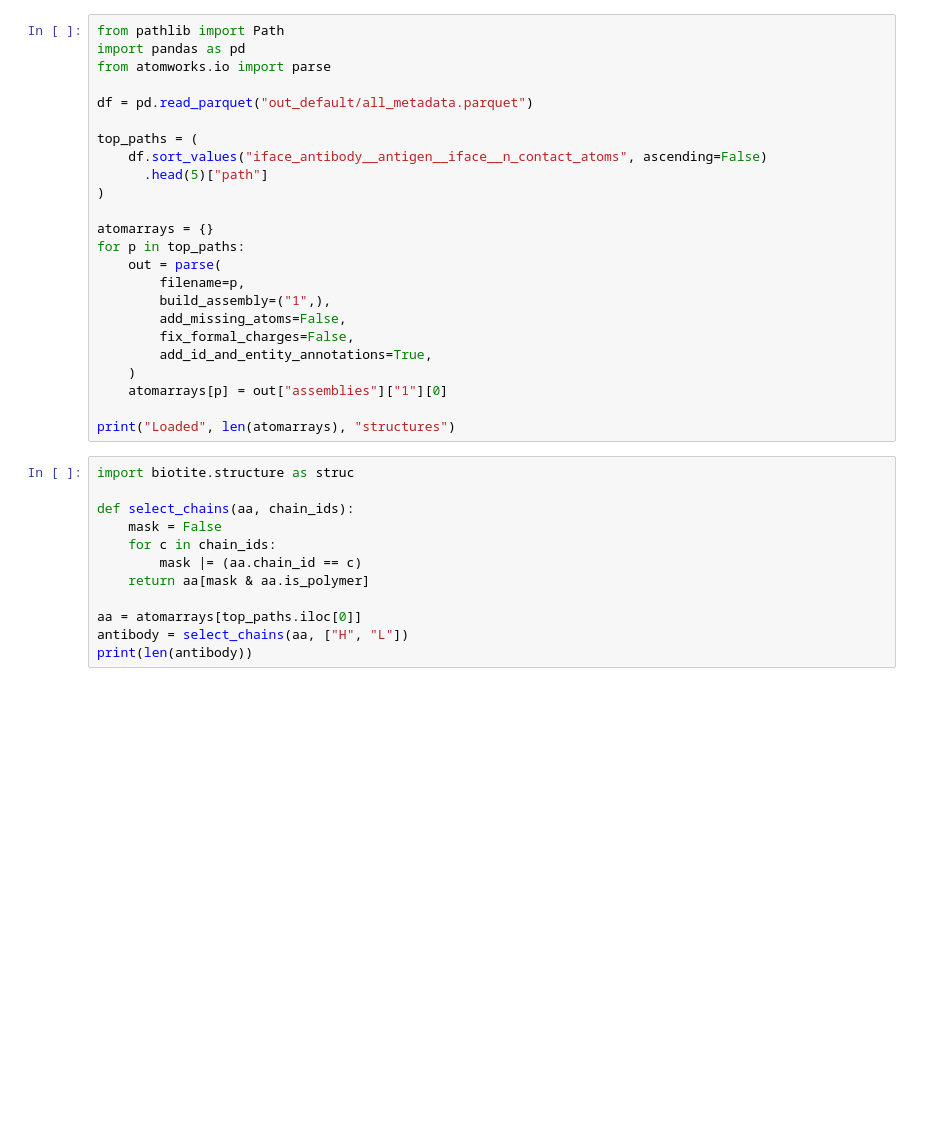
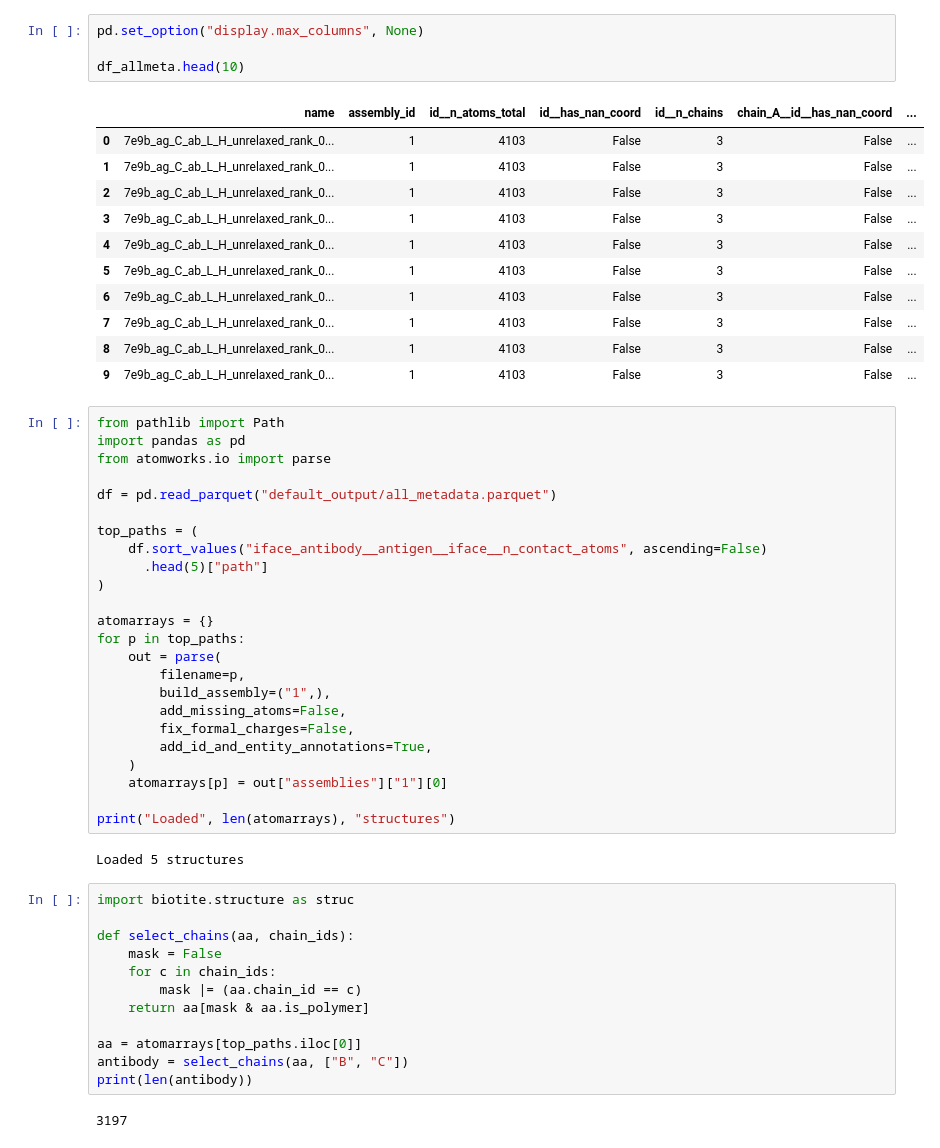
Before and after one commit to WenyueDai/atomworks_plug_and_play, a Jupyter notebook: atw_pp/atw_pp/examples/default.ipynb, the cells around one changed output. Saved outputs shown, nothing was run; the diff lists cells and outputs as text; blank space fills up the shorter version.

```diff
--- a/atw_pp/atw_pp/examples/default.ipynb
+++ b/atw_pp/atw_pp/examples/default.ipynb
@@ -16,9 +80,25 @@ FileNotFoundError: [Errno 2] No such file or directory: ''
+# %%
+pd.set_option("display.max_columns", None)
+
+df_allmeta.head(10)
+# %% [output]
+|  | name | assembly_id | id__n_atoms_total | id__has_nan_coord | id__n_chains | chain_A__id__has_nan_coord | ... |
+| 0 | 7e9b_ag_C_ab_L_H_unrelaxed_rank_0... | 1 | 4103 | False | 3 | False | ... |
+| 1 | 7e9b_ag_C_ab_L_H_unrelaxed_rank_0... | 1 | 4103 | False | 3 | False | ... |
+| 2 | 7e9b_ag_C_ab_L_H_unrelaxed_rank_0... | 1 | 4103 | False | 3 | False | ... |
+| 3 | 7e9b_ag_C_ab_L_H_unrelaxed_rank_0... | 1 | 4103 | False | 3 | False | ... |
+| 4 | 7e9b_ag_C_ab_L_H_unrelaxed_rank_0... | 1 | 4103 | False | 3 | False | ... |
+| 5 | 7e9b_ag_C_ab_L_H_unrelaxed_rank_0... | 1 | 4103 | False | 3 | False | ... |
+| 6 | 7e9b_ag_C_ab_L_H_unrelaxed_rank_0... | 1 | 4103 | False | 3 | False | ... |
+| 7 | 7e9b_ag_C_ab_L_H_unrelaxed_rank_0... | 1 | 4103 | False | 3 | False | ... |
+| 8 | 7e9b_ag_C_ab_L_H_unrelaxed_rank_0... | 1 | 4103 | False | 3 | False | ... |
+| 9 | 7e9b_ag_C_ab_L_H_unrelaxed_rank_0... | 1 | 4103 | False | 3 | False | ... |
 # %%
 from pathlib import Path
 import pandas as pd
 from atomworks.io import parse
 
-df = pd.read_parquet("out_default/all_metadata.parquet")
+df = pd.read_parquet("default_output/all_metadata.parquet")
 
 top_paths = (
     df.sort_values("iface_antibody__antigen__iface__n_contact_atoms", ascending=False)
@@ -37,6 +117,8 @@ for p in top_paths:
     atomarrays[p] = out["assemblies"]["1"][0]
 
 print("Loaded", len(atomarrays), "structures")
+# %% [output]
+Loaded 5 structures
 # %%
 import biotite.structure as struc
 
@@ -47,8 +129,10 @@ def select_chains(aa, chain_ids):
     return aa[mask & aa.is_polymer]
 
 aa = atomarrays[top_paths.iloc[0]]
-antibody = select_chains(aa, ["H", "L"])
+antibody = select_chains(aa, ["B", "C"])
 print(len(antibody))
+# %% [output]
+3197
 # %%
 import shutil
 
```
Also changed, not shown: parts of 10 cells of this notebook, 1 other file.
